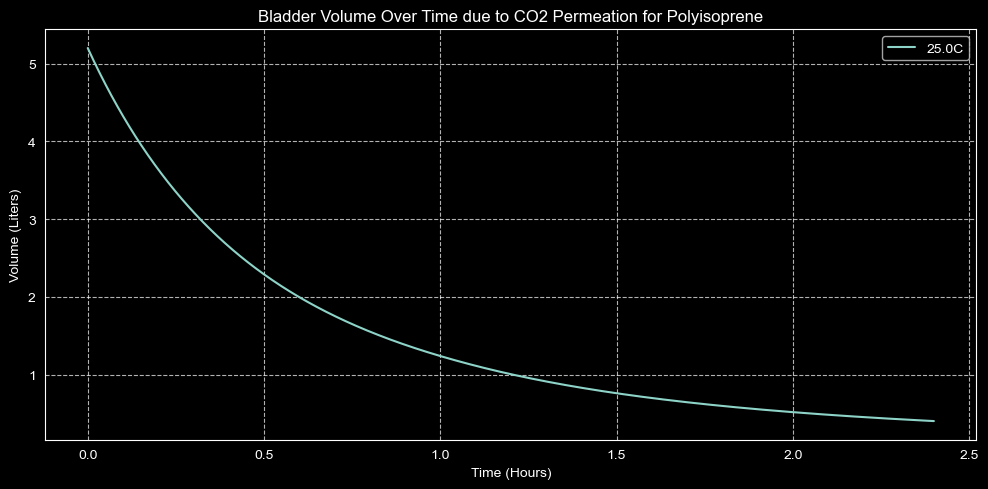
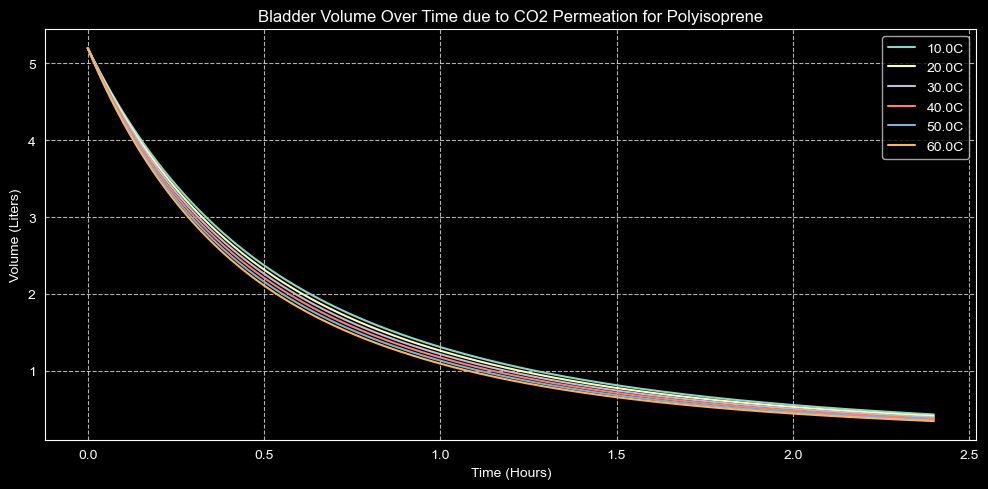
The change to this notebook cell's code, shown as a diff; its figure went from the first image to the second:
--- before
+++ after
@@ -1,7 +1,5 @@
-#First we will define dr/dt as a python function of parameters t and r of course:
+plotRangeTemps=checkbox.value
 
 plt.figure(figsize=(10,5)) #Create figure, arb figsize for now
-
-timeLength=8640 #Change this to change the timescale over which you want to look over. In seconds
 
 tRange=(0,timeLength) #Deine integration bounds
@@ -20,25 +18,5 @@
     return dRdT #Pretty simple - we just plug in what we've aready optimised for, set up our insane equation, and leave the function in terms of t and r for numerical solutions
 
-def solvedCurve():
-    solution=solve_ivp(fun=dr_dt,t_span=tRange,y0=[opt_r],t_eval=tEval)
-
-    time_hr=solution.t/3600 #Convertin s to hr for graphing
-
-    rVals=solution.y[0] #Save the radii as a numpy array
-
-    V_vals_m3=(4/3)*pi*rVals**3 #Figure out the volumes
-
-    V_vals_L=V_vals_m3*1e3 #Figure out the volumes in L
-
-if plotRangeTemps:
-    currentTemperature=283.15 #10C in K - start from 10C
-    for i in range(6): #Recreate simulation for different temperatures from -10C to 25C
-
-        plt.plot(time_hr,V_vals_L, label=f'{currentTemperature-273.15}C')
-        plt.legend(loc='upper right')
-
-        currentTemperature=currentTemperature+10
-else:
-    dr_dt_temps=dr_dt(0,opt_r)
+def plotCurve():
     solution=solve_ivp(fun=dr_dt,t_span=tRange,y0=[opt_r],t_eval=tEval)
 
@@ -54,4 +32,13 @@
     plt.legend(loc='upper right')
 
+
+if plotRangeTemps:
+    currentTemperature=283.15 #10C in K - start from 10C
+    for i in range(6): #Recreate simulation for different temperatures from -10C to 25C
+        plotCurve()
+        currentTemperature=currentTemperature+10
+else:
+    plotCurve()
+
 plt.title(f'Bladder Volume Over Time due to CO2 Permeation for {Name}')
 plt.xlabel('Time (Hours)')

Commit: Before I start messing around with the calculus and everything else imaginable, I have moved the temperature range calculations back to the old model. I will now try to do the calculus by getting the computer to derive equations itself (I can't do any more math paper - too messy and prone ti mistake